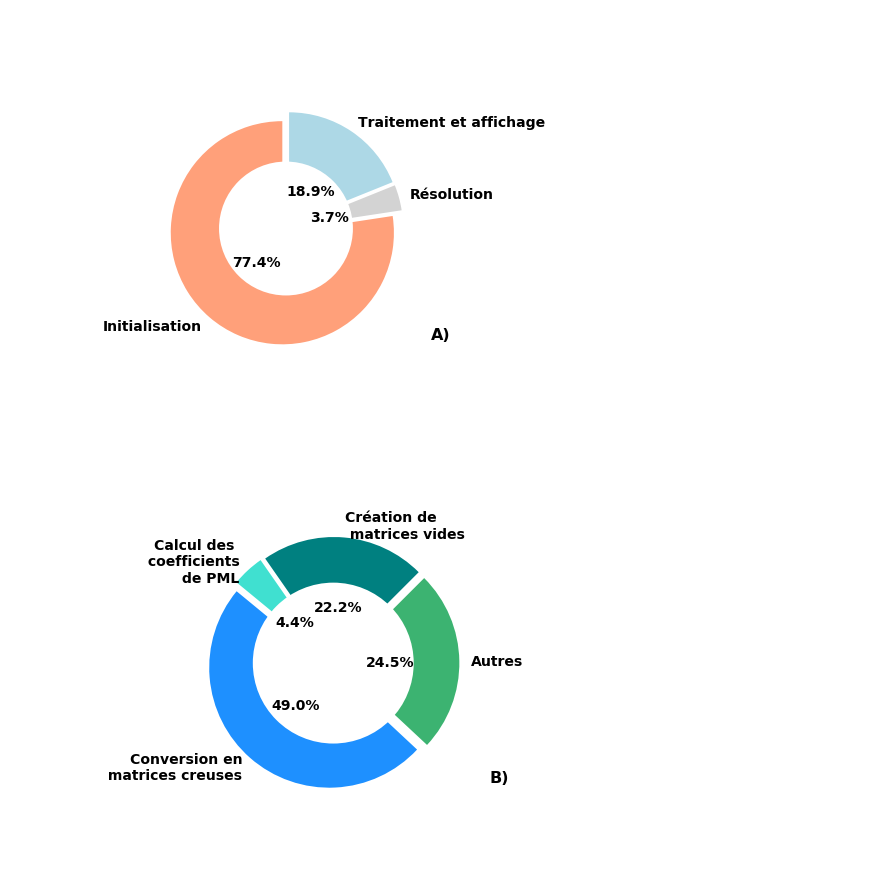
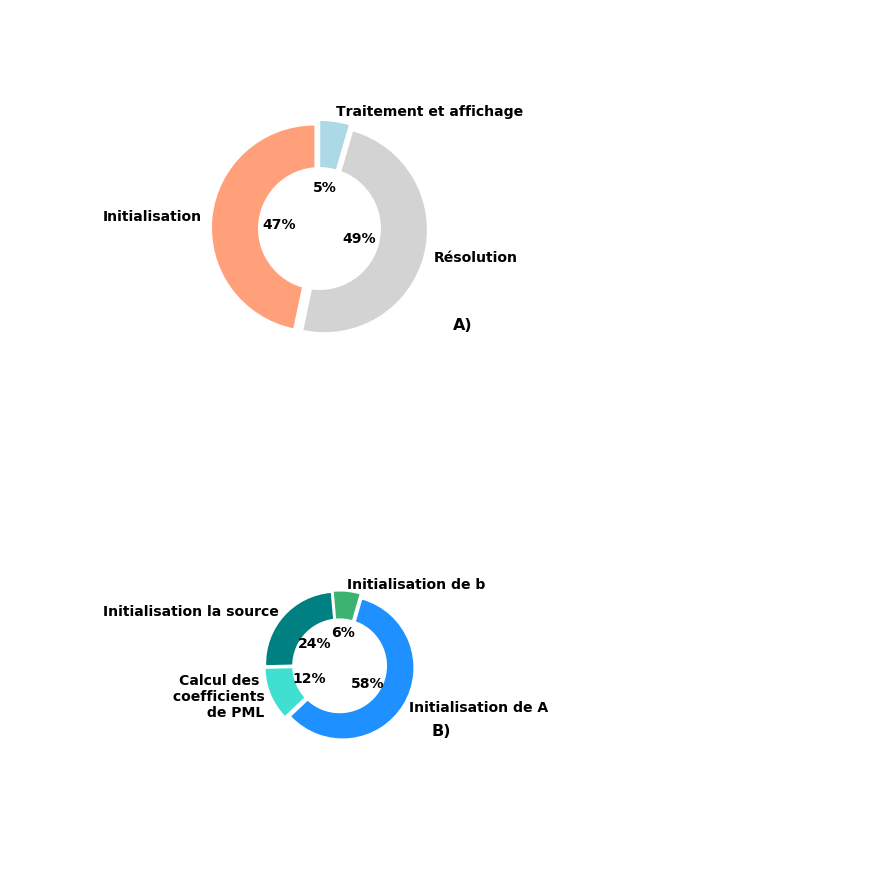
Before and after one commit to pierreluc-plt/ProjetSimulation, a Jupyter notebook: Graphique_de_Performance.ipynb, the cells around one changed output. Drawn from its saved outputs; the diff is of its cells as text; code cells hidden in the pictures.

```diff
--- a/Graphique_de_Performance.ipynb
+++ b/Graphique_de_Performance.ipynb
@@ -61,38 +90,39 @@ plt.show()
 # %%
 import matplotlib.pyplot as plt
 # Pie chart
 labels = ['Initialisation', 'Résolution', 'Traitement et affichage']
-sizes = [77.4, 3.7, 100-(77.4+3.7)]
+sizes = [46.7, 48.8, 4.5]
 #colors
 colors = ['lightsalmon','lightgray','lightblue']
 
 fig1, ax = plt.subplots(figsize=(6,6))
 explode = (0.05,0.05,0.05)
-patches, texts, autotexts=ax.pie(sizes, colors = colors, labels=labels, autopct='%1.1f%%', pctdistance=0.35, startangle=90,explode=explode, textprops={'fontsize': 14, "fontweight":"bold"})
+patches, texts, autotexts=ax.pie(sizes, colors = colors, labels=labels, autopct='%1.0f%%', pctdistance=0.35, startangle=90,explode=explode, textprops={'fontsize': 14, "fontweight":"bold"})
 #draw circle
 centre_circle = plt.Circle((0,0),0.60,fc='white')
 fig = plt.gcf()
 fig.gca().add_artist(centre_circle)
 # Equal aspect ratio ensures that pie is drawn as a circle
 ax.axis('equal')
 ax.text(1.3,-0.99,"A)",fontsize=16,fontweight="bold")
 plt.tight_layout()
+plt.savefig("Resultats/Repartition.png",dpi=200, bbox_inches='tight')
 
 
 plt.show()
 # %% [output]
-[figure, old version]
+[figure, new version]
 # %%
 import matplotlib.pyplot as plt
 # Pie chart
-labels = ['Création de \n matrices vides', "Calcul des \n coefficients\n de PML", 'Conversion en\n matrices creuses', "Autres"]
-sizes = [22.4, 4.4, 49.5,24.7]
+labels = ['Initialisation la source', "Calcul des \n coefficients\n de PML", 'Initialisation de A', 'Initialisation de b']
+sizes = [8, 0.1*39, 0.5*39,0.05*39]
 #colors
-colors = ['teal','turquoise','dodgerblue','mediumseagreen']
+colors = ['teal','turquoise','dodgerblue','mediumseagreen',"seagreen"]
 
 fig1, ax = plt.subplots(figsize=(6,6))
 explode = (0.05,0.05,0.05,0.05)
-patches, texts, autotexts=ax.pie(sizes, colors = colors, labels=labels, autopct='%1.1f%%', pctdistance=0.42, startangle=45,explode=explode, textprops={'fontsize': 14, "fontweight":"bold"})
+patches, texts, autotexts=ax.pie(sizes, colors = colors, labels=labels, autopct='%1.0f%%', pctdistance=0.42, startangle=95,explode=explode, textprops={'fontsize': 14, "fontweight":"bold"})
 #draw circle
 centre_circle = plt.Circle((0,0),0.67,fc='white')
 fig = plt.gcf()
@@ -102,8 +132,8 @@ ax.axis('equal')
 #ax.text(0,0,"L'initialisation",fontsize=16,fontweight="bold")
 ax.text(1.3,-0.99,"B)",fontsize=16,fontweight="bold")
 plt.tight_layout()
-
+plt.savefig("Resultats/Repartition_Initialisation.png",dpi=200, bbox_inches='tight')
 
 plt.show()
 # %% [output]
-[figure, old version]
+[figure, new version]
```
Also changed, not shown: parts of 5 cells of this notebook, 3 other files.
